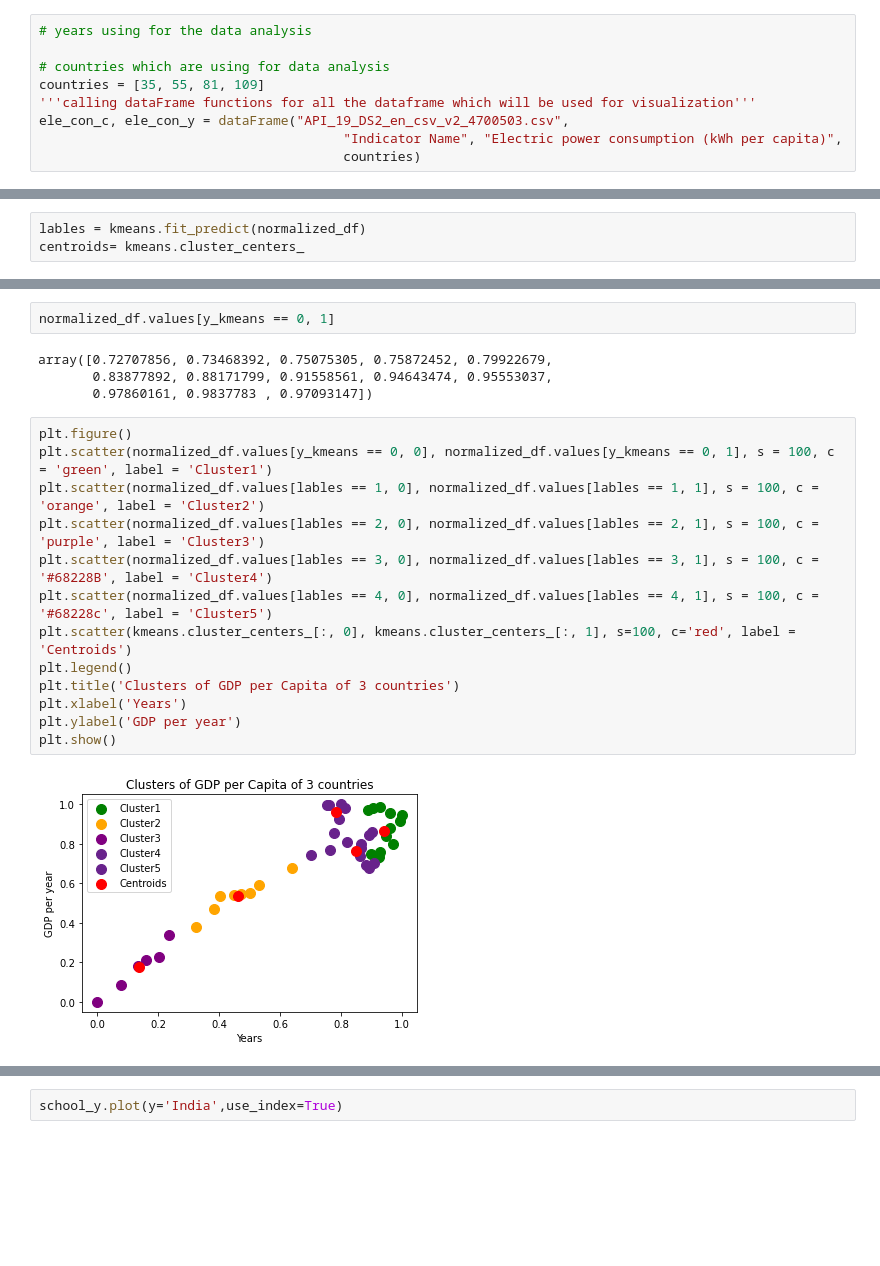
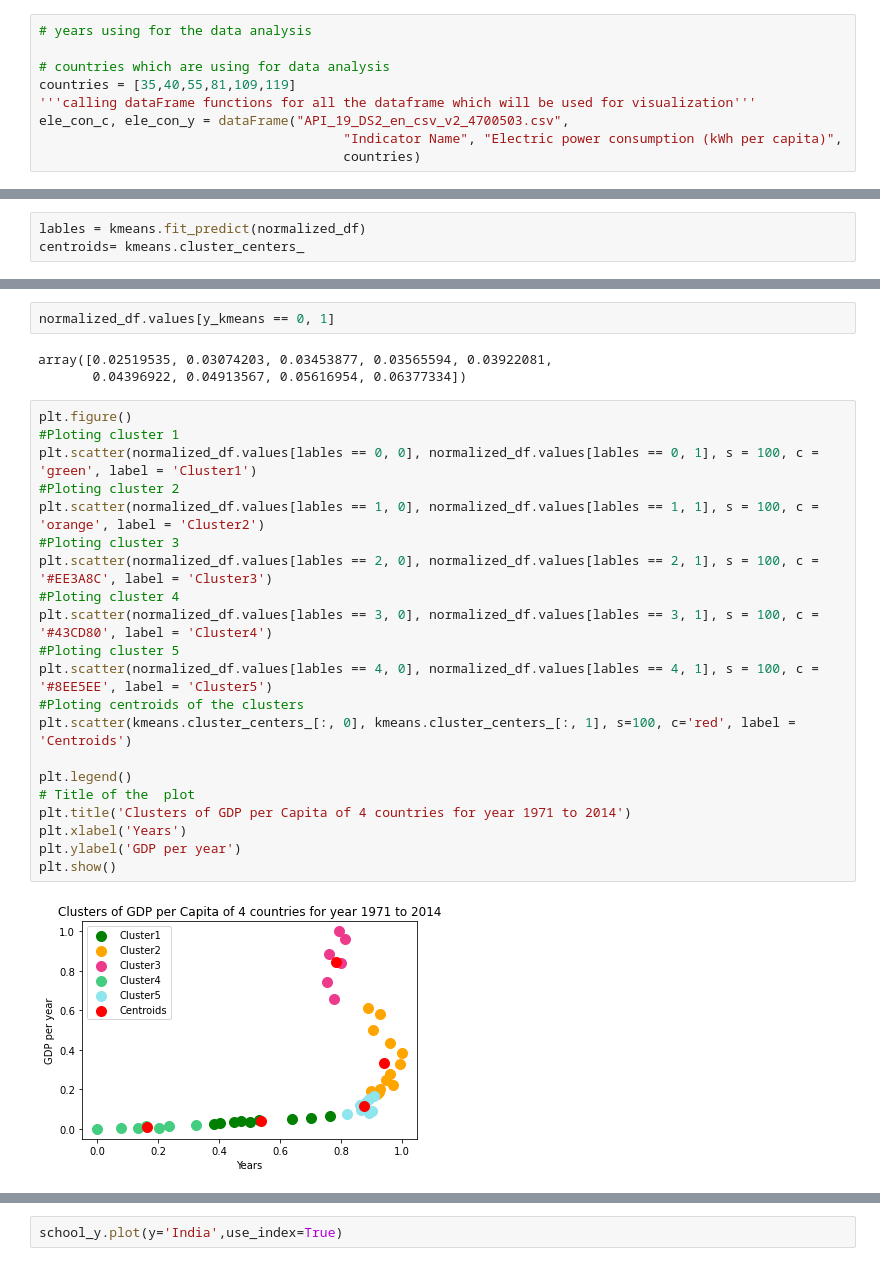
Before and after one commit to puneethegde72/Cluster-and-Fitting, a Jupyter notebook: Cluster and Fitting .ipynb, the cells around one changed output, grey strips where cells are left out. Drawn from its saved outputs; the diff is of its cells as text; blank space fills up the shorter version.

```diff
--- a/Cluster and Fitting .ipynb
+++ b/Cluster and Fitting .ipynb
@@ -35,7 +35,7 @@ def dataFrame(file_name, col, value1,countries):
 # years using for the data analysis
 
 # countries which are using for data analysis
-countries = [35, 55, 81, 109]
+countries = [35,40,55,81,109,119]
 '''calling dataFrame functions for all the dataframe which will be used for visualization'''
 ele_con_c, ele_con_y = dataFrame("API_19_DS2_en_csv_v2_4700503.csv",
                                        "Indicator Name", "Electric power consumption (kWh per capita)",
@@ -182,23 +202,30 @@ normalized_df
 # %%
 normalized_df.values[y_kmeans == 0, 1]
 # %% [output]
-array([0.72707856, 0.73468392, 0.75075305, 0.75872452, 0.79922679,
-       0.83877892, 0.88171799, 0.91558561, 0.94643474, 0.95553037,
-       0.97860161, 0.9837783 , 0.97093147])
+array([0.02519535, 0.03074203, 0.03453877, 0.03565594, 0.03922081,
+       0.04396922, 0.04913567, 0.05616954, 0.06377334])
 # %%
 plt.figure()
-plt.scatter(normalized_df.values[y_kmeans == 0, 0], normalized_df.values[y_kmeans == 0, 1], s = 100, c = 'green', label = 'Cluster1')
+#Ploting cluster 1
+plt.scatter(normalized_df.values[lables == 0, 0], normalized_df.values[lables == 0, 1], s = 100, c = 'green', label = 'Cluster1')
+#Ploting cluster 2
 plt.scatter(normalized_df.values[lables == 1, 0], normalized_df.values[lables == 1, 1], s = 100, c = 'orange', label = 'Cluster2')
-plt.scatter(normalized_df.values[lables == 2, 0], normalized_df.values[lables == 2, 1], s = 100, c = 'purple', label = 'Cluster3')
-plt.scatter(normalized_df.values[lables == 3, 0], normalized_df.values[lables == 3, 1], s = 100, c = '#68228B', label = 'Cluster4')
-plt.scatter(normalized_df.values[lables == 4, 0], normalized_df.values[lables == 4, 1], s = 100, c = '#68228c', label = 'Cluster5')
+#Ploting cluster 3
+plt.scatter(normalized_df.values[lables == 2, 0], normalized_df.values[lables == 2, 1], s = 100, c = '#EE3A8C', label = 'Cluster3')
+#Ploting cluster 4
+plt.scatter(normalized_df.values[lables == 3, 0], normalized_df.values[lables == 3, 1], s = 100, c = '#43CD80', label = 'Cluster4')
+#Ploting cluster 5
+plt.scatter(normalized_df.values[lables == 4, 0], normalized_df.values[lables == 4, 1], s = 100, c = '#8EE5EE', label = 'Cluster5')
+#Ploting centroids of the clusters
 plt.scatter(kmeans.cluster_centers_[:, 0], kmeans.cluster_centers_[:, 1], s=100, c='red', label = 'Centroids')
+
 plt.legend()
-plt.title('Clusters of GDP per Capita of 3 countries')
+# Title of the  plot
+plt.title('Clusters of GDP per Capita of 4 countries for year 1971 to 2014')
 plt.xlabel('Years')
 plt.ylabel('GDP per year')
 plt.show()
 # %% [output]
-[figure, old version]
+[figure, new version]
 # %%
 '''calling dataFrame functions for all the dataframe which will be used for visualization'''
```
Also changed, not shown: parts of 13 cells of this notebook.
